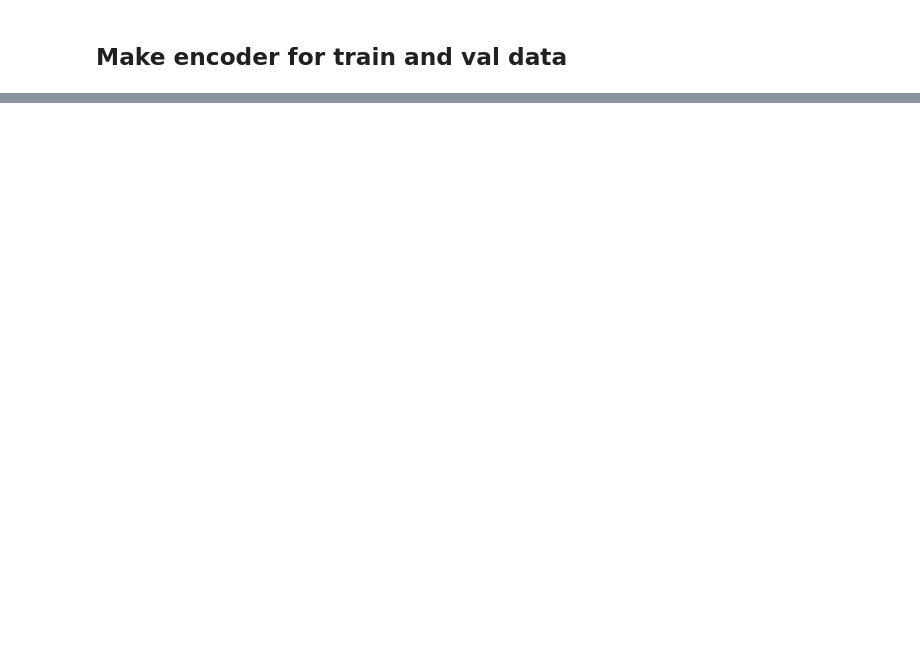
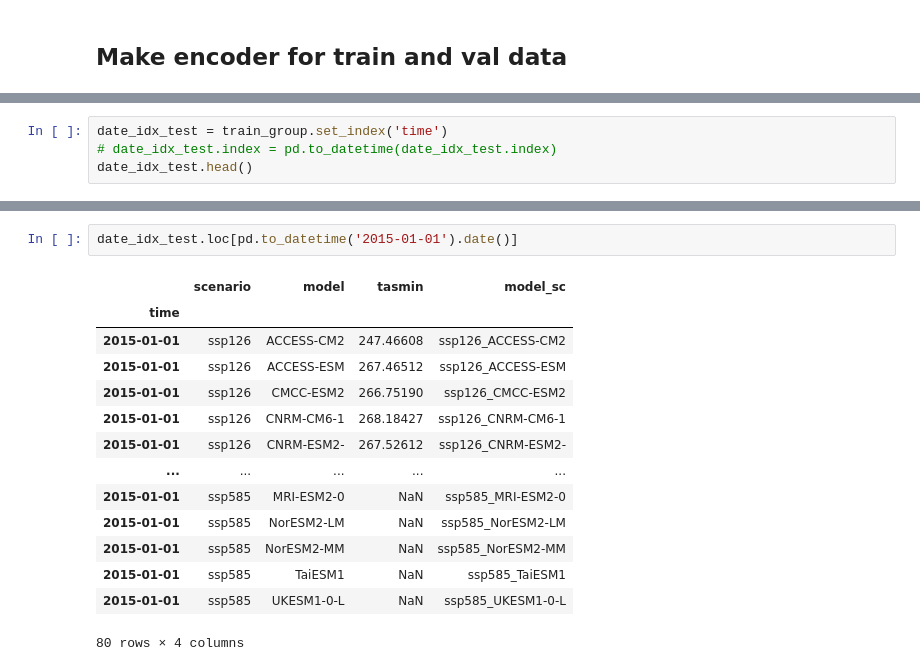
Before and after one commit to FixCarbon/um-mads, a Jupyter notebook: notebooks/regress_ground.ipynb, the cells around one changed output, grey strips where cells are left out. Drawn from its saved outputs; the diff is of its cells as text; blank space fills up the shorter version.

```diff
--- a/notebooks/regress_ground.ipynb
+++ b/notebooks/regress_ground.ipynb
@@ -129,0 +180,4 @@ X.shape
+# %%
+date_idx_test = train_group.set_index('time')
+# date_idx_test.index = pd.to_datetime(date_idx_test.index)
+date_idx_test.head()
@@ -129,0 +192,17 @@ X.shape
+# %%
+date_idx_test.loc[pd.to_datetime('2015-01-01').date()]
+# %% [output]
+|  | scenario | model | tasmin | model_sc |
+| time |  |  |  |  |
+| 2015-01-01 | ssp126 | ACCESS-CM2 | 247.46608 | ssp126_ACCESS-CM2 |
+| 2015-01-01 | ssp126 | ACCESS-ESM | 267.46512 | ssp126_ACCESS-ESM |
+| 2015-01-01 | ssp126 | CMCC-ESM2 | 266.75190 | ssp126_CMCC-ESM2 |
+| 2015-01-01 | ssp126 | CNRM-CM6-1 | 268.18427 | ssp126_CNRM-CM6-1 |
+| 2015-01-01 | ssp126 | CNRM-ESM2- | 267.52612 | ssp126_CNRM-ESM2- |
+| ... | ... | ... | ... | ... |
+| 2015-01-01 | ssp585 | MRI-ESM2-0 | NaN | ssp585_MRI-ESM2-0 |
+| 2015-01-01 | ssp585 | NorESM2-LM | NaN | ssp585_NorESM2-LM |
+| 2015-01-01 | ssp585 | NorESM2-MM | NaN | ssp585_NorESM2-MM |
+| 2015-01-01 | ssp585 | TaiESM1 | NaN | ssp585_TaiESM1 |
+| 2015-01-01 | ssp585 | UKESM1-0-L | NaN | ssp585_UKESM1-0-L |
+80 rows × 4 columns
```
Also changed, not shown: parts of 15 cells of this notebook.
